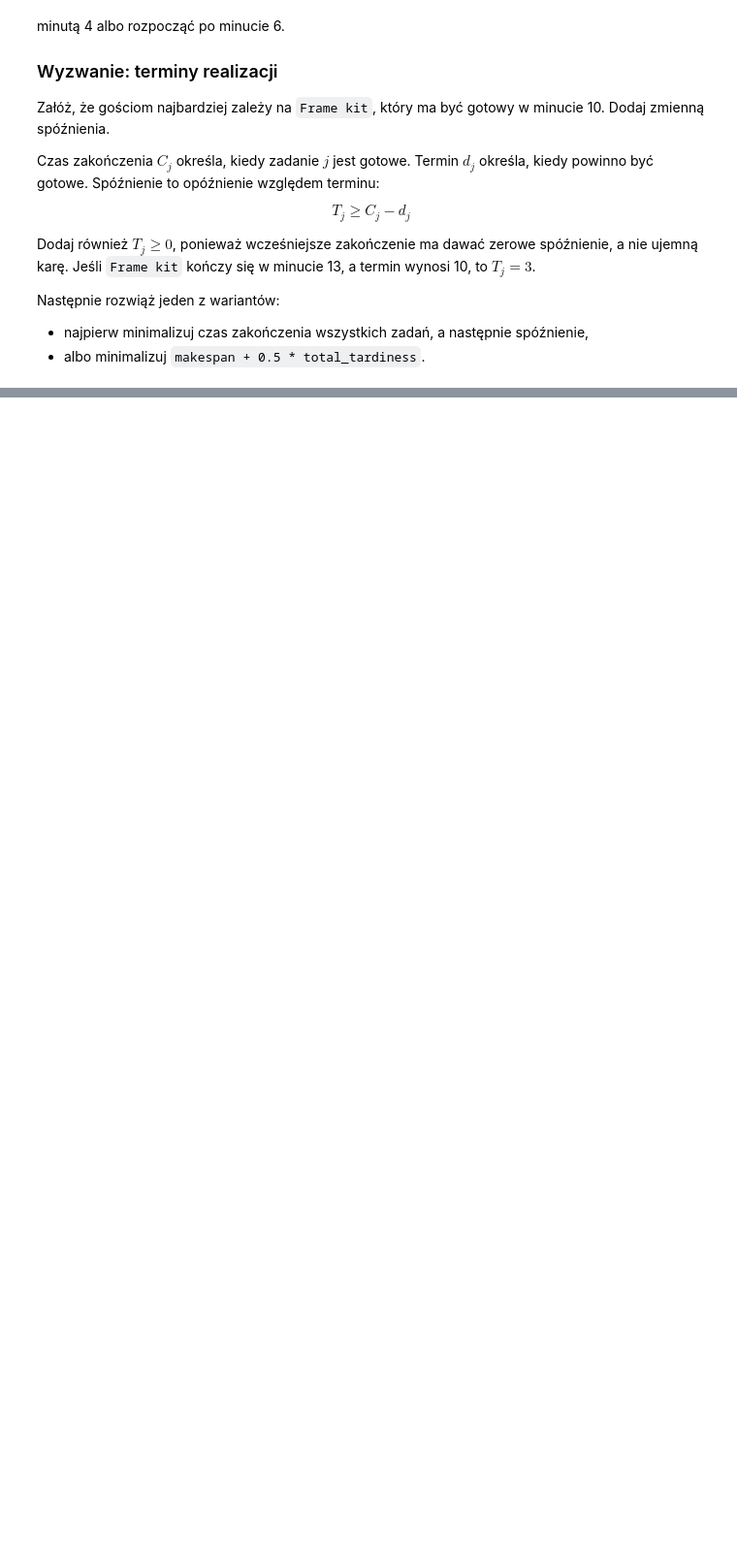
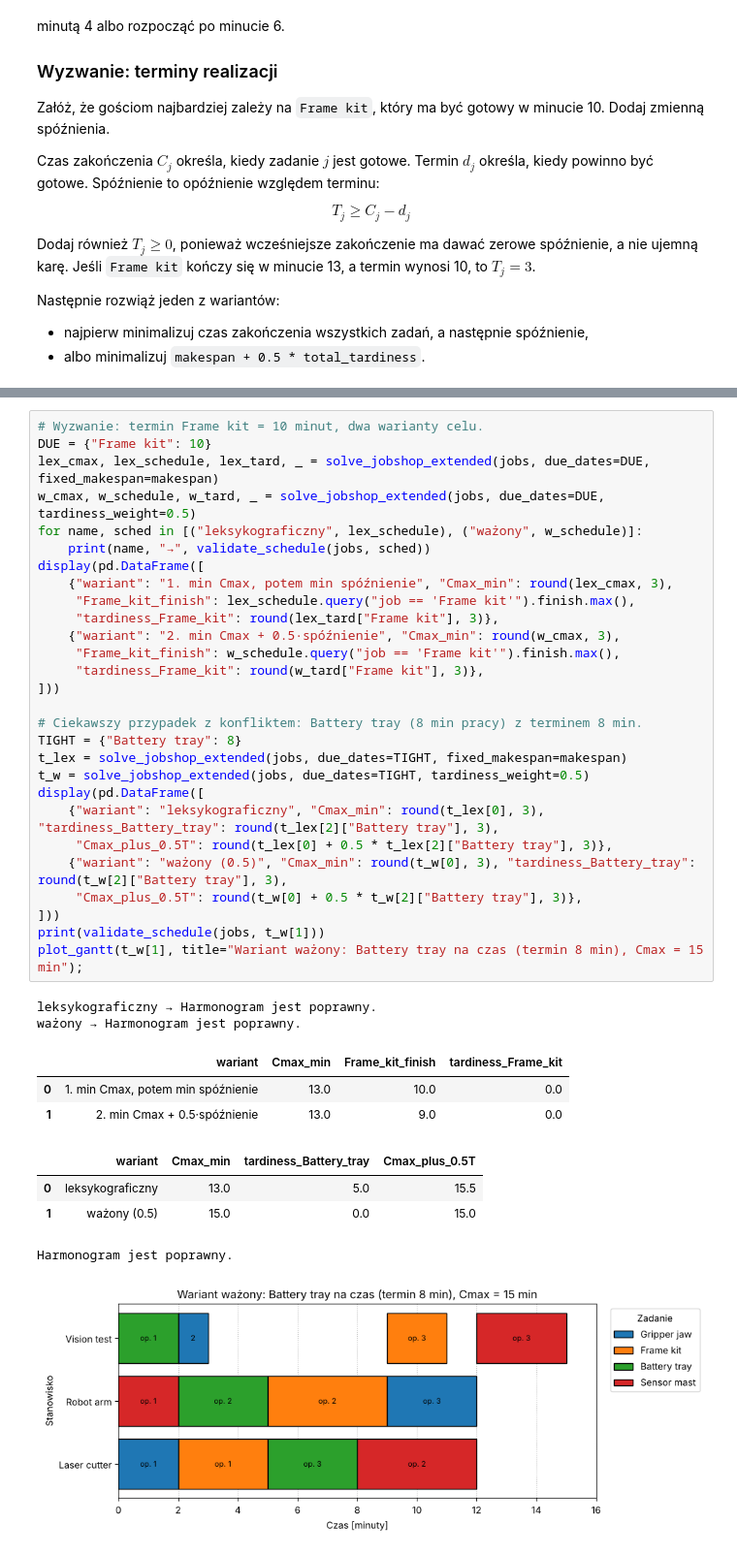
Before and after one commit to Damian-Swaczyna/cpp, a Jupyter notebook: pl/lab_auto_4.ipynb, the cells around one changed output, grey strips where cells are left out. Shown at 97% size. Drawn from its saved outputs; the diff is of its cells as text; blank space fills up the shorter version.

```diff
--- a/pl/lab_auto_4.ipynb
+++ b/pl/lab_auto_4.ipynb
@@ -608,0 +837,39 @@ Następnie rozwiąż jeden z wariantów:
+# %%
+# Wyzwanie: termin Frame kit = 10 minut, dwa warianty celu.
+DUE = {"Frame kit": 10}
+lex_cmax, lex_schedule, lex_tard, _ = solve_jobshop_extended(jobs, due_dates=DUE, fixed_makespan=makespan)
+w_cmax, w_schedule, w_tard, _ = solve_jobshop_extended(jobs, due_dates=DUE, tardiness_weight=0.5)
+for name, sched in [("leksykograficzny", lex_schedule), ("ważony", w_schedule)]:
+    print(name, "→", validate_schedule(jobs, sched))
+display(pd.DataFrame([
+    {"wariant": "1. min Cmax, potem min spóźnienie", "Cmax_min": round(lex_cmax, 3),
+     "Frame_kit_finish": lex_schedule.query("job == 'Frame kit'").finish.max(),
+     "tardiness_Frame_kit": round(lex_tard["Frame kit"], 3)},
+    {"wariant": "2. min Cmax + 0.5·spóźnienie", "Cmax_min": round(w_cmax, 3),
+     "Frame_kit_finish": w_schedule.query("job == 'Frame kit'").finish.max(),
+     "tardiness_Frame_kit": round(w_tard["Frame kit"], 3)},
+]))
+
+# Ciekawszy przypadek z konfliktem: Battery tray (8 min pracy) z terminem 8 min.
+TIGHT = {"Battery tray": 8}
+t_lex = solve_jobshop_extended(jobs, due_dates=TIGHT, fixed_makespan=makespan)
+t_w = solve_jobshop_extended(jobs, due_dates=TIGHT, tardiness_weight=0.5)
+display(pd.DataFrame([
+    {"wariant": "leksykograficzny", "Cmax_min": round(t_lex[0], 3), "tardiness_Battery_tray": round(t_lex[2]["Battery tray"], 3),
+     "Cmax_plus_0.5T": round(t_lex[0] + 0.5 * t_lex[2]["Battery tray"], 3)},
+    {"wariant": "ważony (0.5)", "Cmax_min": round(t_w[0], 3), "tardiness_Battery_tray": round(t_w[2]["Battery tray"], 3),
+     "Cmax_plus_0.5T": round(t_w[0] + 0.5 * t_w[2]["Battery tray"], 3)},
+]))
+print(validate_schedule(jobs, t_w[1]))
+plot_gantt(t_w[1], title="Wariant ważony: Battery tray na czas (termin 8 min), Cmax = 15 min");
+# %% [output]
+leksykograficzny → Harmonogram jest poprawny.
+ważony → Harmonogram jest poprawny.
+|  | wariant | Cmax_min | Frame_kit_finish | tardiness_Frame_kit |
+| 0 | 1. min Cmax, potem min spóźnienie | 13.0 | 10.0 | 0.0 |
+| 1 | 2. min Cmax + 0.5·spóźnienie | 13.0 | 9.0 | 0.0 |
+|  | wariant | Cmax_min | tardiness_Battery_tray | Cmax_plus_0.5T |
+| 0 | leksykograficzny | 13.0 | 5.0 | 15.5 |
+| 1 | ważony (0.5) | 15.0 | 0.0 | 15.0 |
+Harmonogram jest poprawny.
+[figure, added]
```
Also changed, not shown: parts of 21 cells of this notebook.
